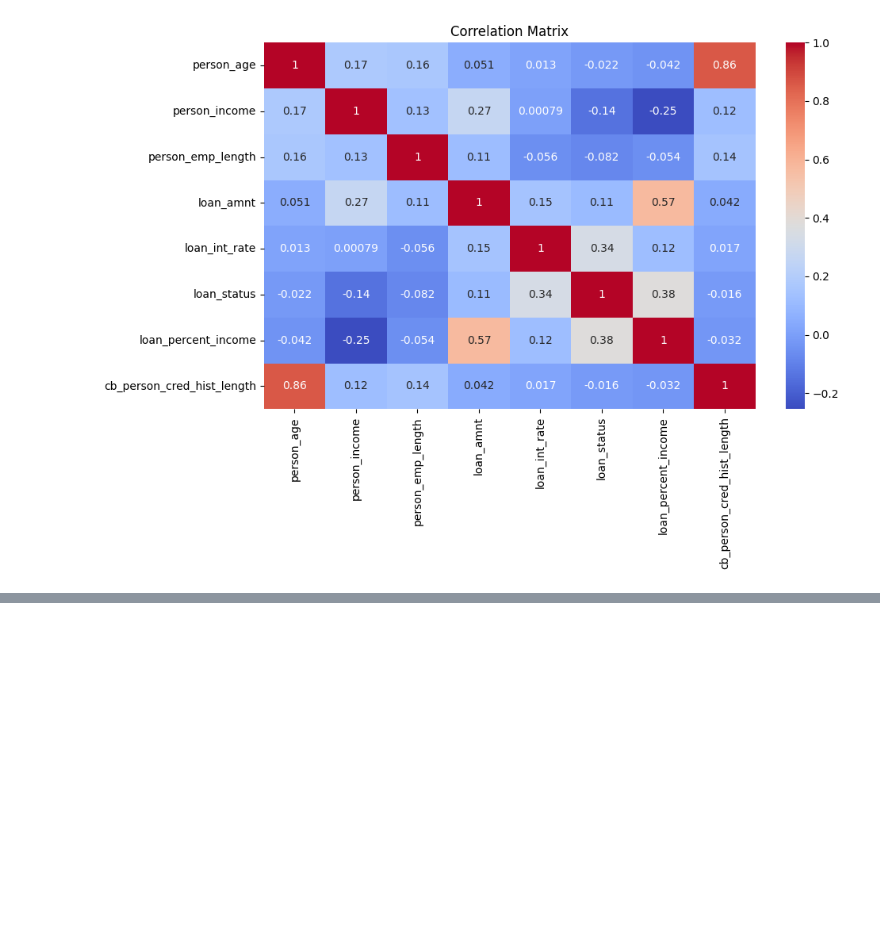
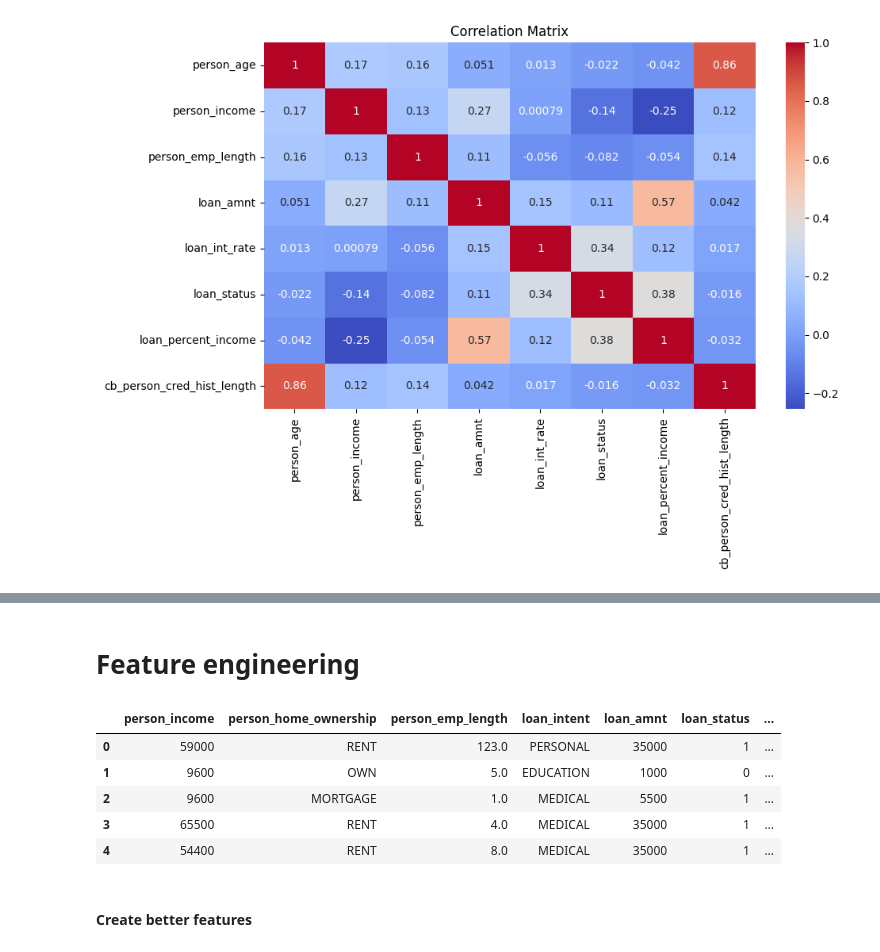
Before and after one commit to Wadhare-Isaac/Credit-Risk-Prediction-Project, a Jupyter notebook: notebook/Credit.ipynb, the cells around one changed output, grey strips where cells are left out. Cells and saved outputs as stored; diff of their text form; code cells hidden in the pictures; blank space fills up the shorter version.

Commit message:
did my eda, future engineering

```diff
--- a/Credit.ipynb
+++ b/notebook/Credit.ipynb
@@ -300,0 +388,23 @@ plt.show()
+# %% [markdown]
+# Feature engineering
+# %%
+df_fe = df.copy()
+
+# Drop leakage + redundant features
+df_fe = df_fe.drop(columns=[
+    'loan_grade',
+    'loan_int_rate',
+    'loan_percent_income',
+    'person_age'
+])
+
+df_fe.head()
+# %% [output]
+|  | person_income | person_home_ownership | person_emp_length | loan_intent | loan_amnt | loan_status | ... |
+| 0 | 59000 | RENT | 123.0 | PERSONAL | 35000 | 1 | ... |
+| 1 | 9600 | OWN | 5.0 | EDUCATION | 1000 | 0 | ... |
+| 2 | 9600 | MORTGAGE | 1.0 | MEDICAL | 5500 | 1 | ... |
+| 3 | 65500 | RENT | 4.0 | MEDICAL | 35000 | 1 | ... |
+| 4 | 54400 | RENT | 8.0 | MEDICAL | 35000 | 1 | ... |
+# %% [markdown]
+#### Create better features
```
Also changed, not shown: parts of 28 cells of this notebook.
